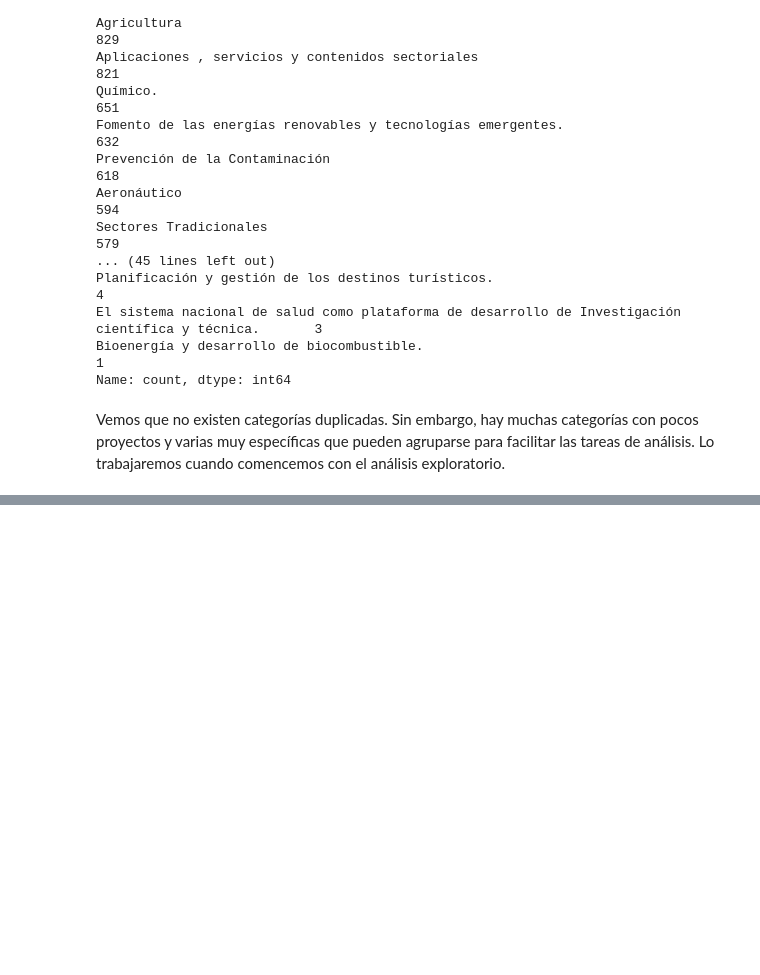
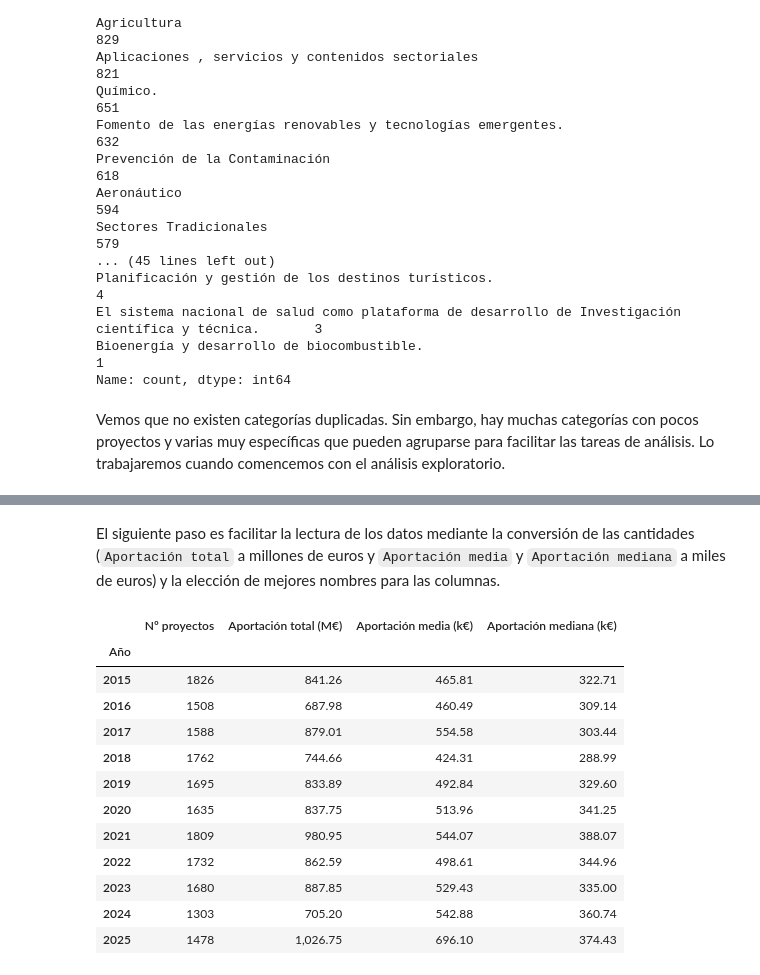
Before and after one commit to JacoboDX/cdti-funding-analysis, a Jupyter notebook: notebooks/analisis.ipynb, the cells around one changed output, grey strips where cells are left out. Drawn from its saved outputs; the diff is of its cells as text; code cells hidden in the pictures; blank space fills up the shorter version.

```diff
--- a/notebooks/analisis.ipynb
+++ b/notebooks/analisis.ipynb
@@ -274,0 +302,24 @@ Vemos que no existen categorías duplicadas. Sin embargo, hay muchas categorías
+# %% [markdown]
+El siguiente paso es facilitar la lectura de los datos mediante la conversión de las cantidades (`Aportación total` a millones de euros y `Aportación media` y `Aportación mediana` a miles de euros) y la elección de mejores nombres para las columnas.
+# %%
+resumen_anual = resumen_anual.rename(columns={'size':'Nº proyectos','sum':'Aportación total','median':'Aportación mediana','mean':'Aportación media'})
+resumen_anual['Aportación total (M€)'] = resumen_anual['Aportación total'] / 1000000
+resumen_anual['Aportación mediana (k€)'] = resumen_anual['Aportación mediana'] / 1000
+resumen_anual['Aportación media (k€)'] = resumen_anual['Aportación media'] / 1000
+resumen_anual = resumen_anual.drop(columns=['Aportación total','Aportación mediana','Aportación media'])
+resumen_anual = resumen_anual[['Nº proyectos','Aportación total (M€)','Aportación media (k€)','Aportación mediana (k€)']]
+resumen_anual
+# %% [output]
+|  | Nº proyectos | Aportación total (M€) | Aportación media (k€) | Aportación mediana (k€) |
+| Año |  |  |  |  |
+| 2015 | 1826 | 841.26 | 465.81 | 322.71 |
+| 2016 | 1508 | 687.98 | 460.49 | 309.14 |
+| 2017 | 1588 | 879.01 | 554.58 | 303.44 |
+| 2018 | 1762 | 744.66 | 424.31 | 288.99 |
+| 2019 | 1695 | 833.89 | 492.84 | 329.60 |
+| 2020 | 1635 | 837.75 | 513.96 | 341.25 |
+| 2021 | 1809 | 980.95 | 544.07 | 388.07 |
+| 2022 | 1732 | 862.59 | 498.61 | 344.96 |
+| 2023 | 1680 | 887.85 | 529.43 | 335.00 |
+| 2024 | 1303 | 705.20 | 542.88 | 360.74 |
+| 2025 | 1478 | 1,026.75 | 696.10 | 374.43 |
```
Also changed, not shown: parts of 10 cells of this notebook, 1 other file.
